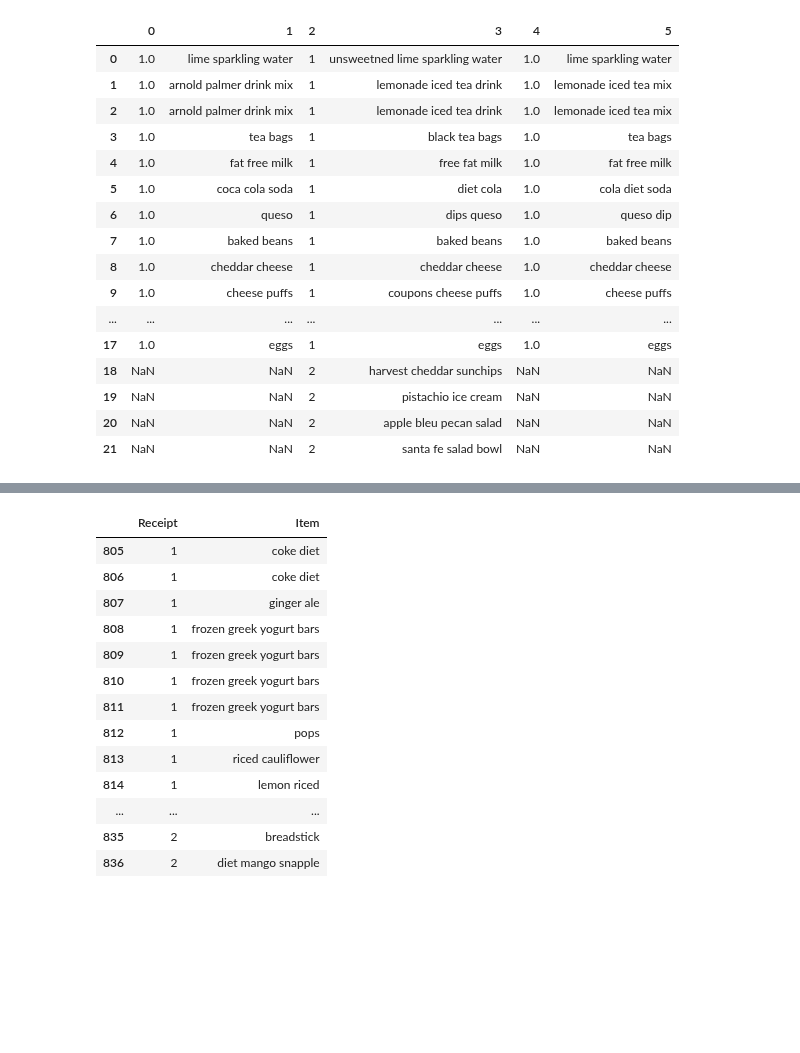
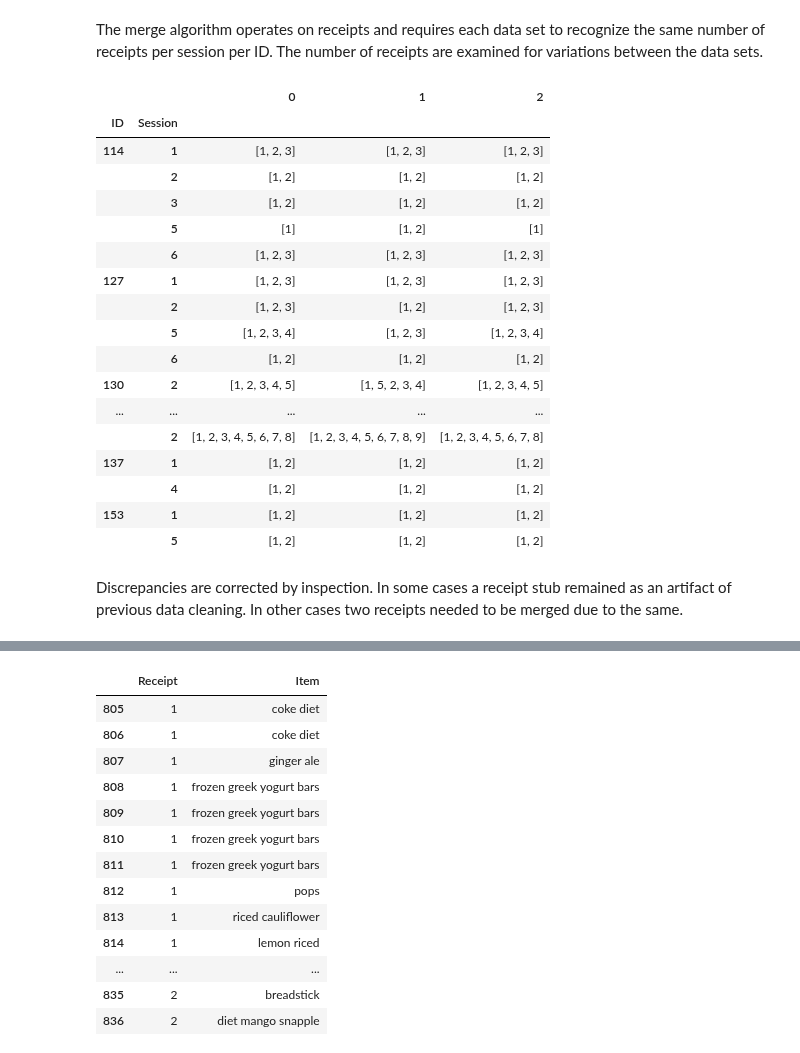
Before and after one commit to jjailer/grocery-receipt-data-cleaning, a Jupyter notebook: Scripts/preprocess_merge.ipynb, the cells around one changed output, grey strips where cells are left out. Drawn from its saved outputs; the diff is of its cells as text; code cells hidden in the pictures; blank space fills up the shorter version.

```diff
--- a/Scripts/preprocess_merge.ipynb
+++ b/Scripts/preprocess_merge.ipynb
@@ -75,9 +78 @@ for df in dfs:
     df.drop(df[(df.ID == 153) & (df.Session == 6)].index, inplace=True)
-# %%
-### Compare receipts per session per id
-for pid in ids_shared:
-    for session in range(1,7):
-        print(f'ID: {pid}, Session: {session}, Receipts:')
-        for df in dfs:
-            print(df.loc[(df.ID == pid) & (df.Session == session), 'Receipt'].unique())
-    print()
@@ -132,28 +79,25 @@ dfs[1].drop(dfs[1][(dfs[1].ID == 135) & (dfs[1].Session == 2) & (dfs[1].Receipt
-# %%
-# ID: 114, Session: 5, Receipts:
-# [1]
-# [1 2]
-# [1]
-
-pd.concat([dfs[0].loc[(dfs[0].ID == 114) & (dfs[0].Session == 5), ['Receipt', 'Item']].reset_index(drop=True),
-           dfs[1].loc[(dfs[1].ID == 114) & (dfs[1].Session == 5), ['Receipt', 'Item']].reset_index(drop=True),
-           dfs[2].loc[(dfs[2].ID == 114) & (dfs[2].Session == 5), ['Receipt', 'Item']].reset_index(drop=True)],
-          axis=1, ignore_index=True)
-# %% [output]
-|  | 0 | 1 | 2 | 3 | 4 | 5 |
-| 0 | 1.0 | lime sparkling water | 1 | unsweetned lime sparkling water | 1.0 | lime sparkling water |
-| 1 | 1.0 | arnold palmer drink mix | 1 | lemonade iced tea drink | 1.0 | lemonade iced tea mix |
-| 2 | 1.0 | arnold palmer drink mix | 1 | lemonade iced tea drink | 1.0 | lemonade iced tea mix |
-| 3 | 1.0 | tea bags | 1 | black tea bags | 1.0 | tea bags |
-| 4 | 1.0 | fat free milk | 1 | free fat milk | 1.0 | fat free milk |
-| 5 | 1.0 | coca cola soda | 1 | diet cola | 1.0 | cola diet soda |
-| 6 | 1.0 | queso | 1 | dips queso | 1.0 | queso dip |
-| 7 | 1.0 | baked beans | 1 | baked beans | 1.0 | baked beans |
-| 8 | 1.0 | cheddar cheese | 1 | cheddar cheese | 1.0 | cheddar cheese |
-| 9 | 1.0 | cheese puffs | 1 | coupons cheese puffs | 1.0 | cheese puffs |
-| ... | ... | ... | ... | ... | ... | ... |
-| 17 | 1.0 | eggs | 1 | eggs | 1.0 | eggs |
-| 18 | NaN | NaN | 2 | harvest cheddar sunchips | NaN | NaN |
-| 19 | NaN | NaN | 2 | pistachio ice cream | NaN | NaN |
-| 20 | NaN | NaN | 2 | apple bleu pecan salad | NaN | NaN |
-| 21 | NaN | NaN | 2 | santa fe salad bowl | NaN | NaN |
+# %% [markdown]
+The merge algorithm operates on receipts and requires each data set to recognize the same number of receipts per session per ID. The number of receipts are examined for variations between the data sets.
+# %%
+pd.concat([df.groupby(by=['ID', 'Session']).Receipt.unique() for df in dfs], axis=1, ignore_index=True)
+# %% [output]
+|  |  | 0 | 1 | 2 |
+| ID | Session |  |  |  |
+| 114 | 1 | [1, 2, 3] | [1, 2, 3] | [1, 2, 3] |
+|  | 2 | [1, 2] | [1, 2] | [1, 2] |
+|  | 3 | [1, 2] | [1, 2] | [1, 2] |
+|  | 5 | [1] | [1, 2] | [1] |
+|  | 6 | [1, 2, 3] | [1, 2, 3] | [1, 2, 3] |
+| 127 | 1 | [1, 2, 3] | [1, 2, 3] | [1, 2, 3] |
+|  | 2 | [1, 2, 3] | [1, 2] | [1, 2, 3] |
+|  | 5 | [1, 2, 3, 4] | [1, 2, 3] | [1, 2, 3, 4] |
+|  | 6 | [1, 2] | [1, 2] | [1, 2] |
+| 130 | 2 | [1, 2, 3, 4, 5] | [1, 5, 2, 3, 4] | [1, 2, 3, 4, 5] |
+| ... | ... | ... | ... | ... |
+|  | 2 | [1, 2, 3, 4, 5, 6, 7, 8] | [1, 2, 3, 4, 5, 6, 7, 8, 9] | [1, 2, 3, 4, 5, 6, 7, 8] |
+| 137 | 1 | [1, 2] | [1, 2] | [1, 2] |
+|  | 4 | [1, 2] | [1, 2] | [1, 2] |
+| 153 | 1 | [1, 2] | [1, 2] | [1, 2] |
+|  | 5 | [1, 2] | [1, 2] | [1, 2] |
+# %% [markdown]
+Discrepancies are corrected by inspection. In some cases a receipt stub remained as an artifact of previous data cleaning. In other cases two receipts needed to be merged due to the same.
```
Also changed, not shown: parts of 35 cells of this notebook.
